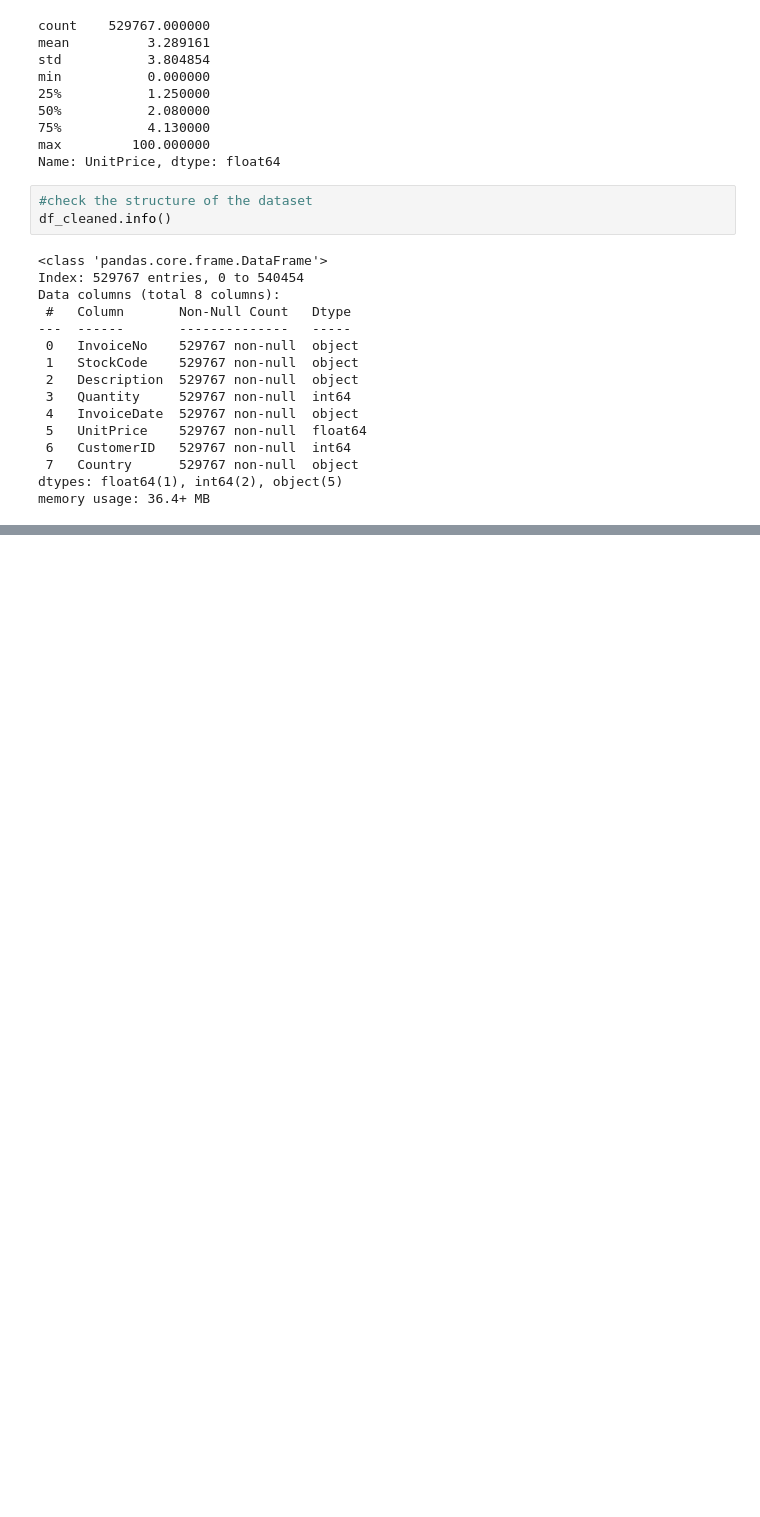
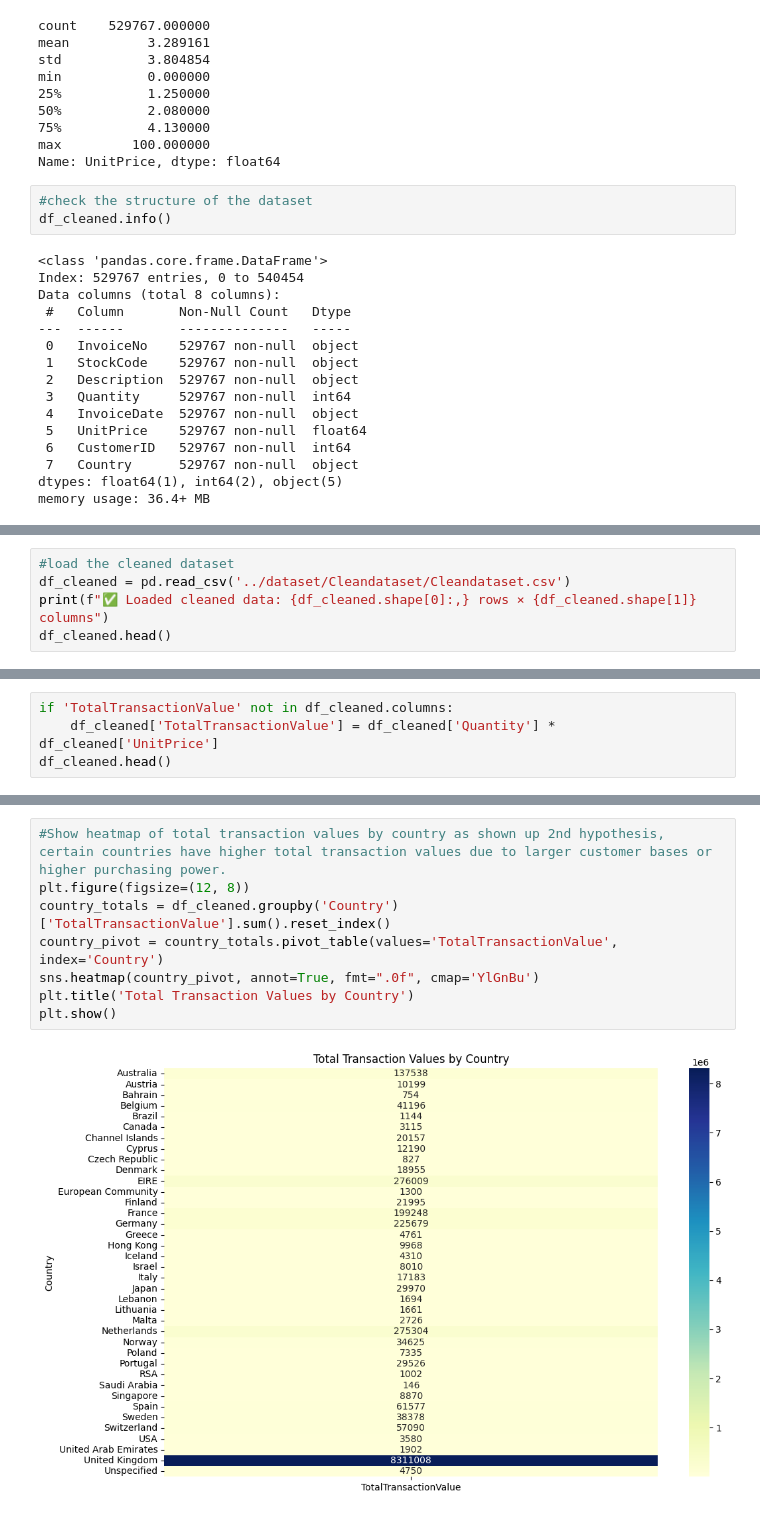
Before and after one commit to lehaanwar/OnlineRetailTransactionsDataset, a Jupyter notebook: jupyter_notebooks/Notebook_Template.ipynb, the cells around one changed output, grey strips where cells are left out. Cells and saved outputs as stored; diff of their text form; blank space fills up the shorter version.

```diff
--- a/jupyter_notebooks/Notebook_Template.ipynb
+++ b/jupyter_notebooks/Notebook_Template.ipynb
@@ -427,0 +510,5 @@ df_cleaned.head()
+# %%
+#load the cleaned dataset
+df_cleaned = pd.read_csv('../dataset/Cleandataset/Cleandataset.csv')
+print(f"✅ Loaded cleaned data: {df_cleaned.shape[0]:,} rows × {df_cleaned.shape[1]} columns")
+df_cleaned.head()
@@ -427,0 +523,4 @@ df_cleaned.head()
+# %%
+if 'TotalTransactionValue' not in df_cleaned.columns:
+    df_cleaned['TotalTransactionValue'] = df_cleaned['Quantity'] * df_cleaned['UnitPrice']
+df_cleaned.head()
@@ -427,0 +534,10 @@ df_cleaned.head()
+# %%
+#Show heatmap of total transaction values by country as shown up 2nd hypothesis, certain countries have higher total transaction values due to larger customer bases or higher purchasing power.
+plt.figure(figsize=(12, 8))
+country_totals = df_cleaned.groupby('Country')['TotalTransactionValue'].sum().reset_index()
+country_pivot = country_totals.pivot_table(values='TotalTransactionValue', index='Country')
+sns.heatmap(country_pivot, annot=True, fmt=".0f", cmap='YlGnBu')
+plt.title('Total Transaction Values by Country')
+plt.show()
+# %% [output]
+[figure, added]
```
Also changed, not shown: parts of 15 cells of this notebook, 1 other file.
